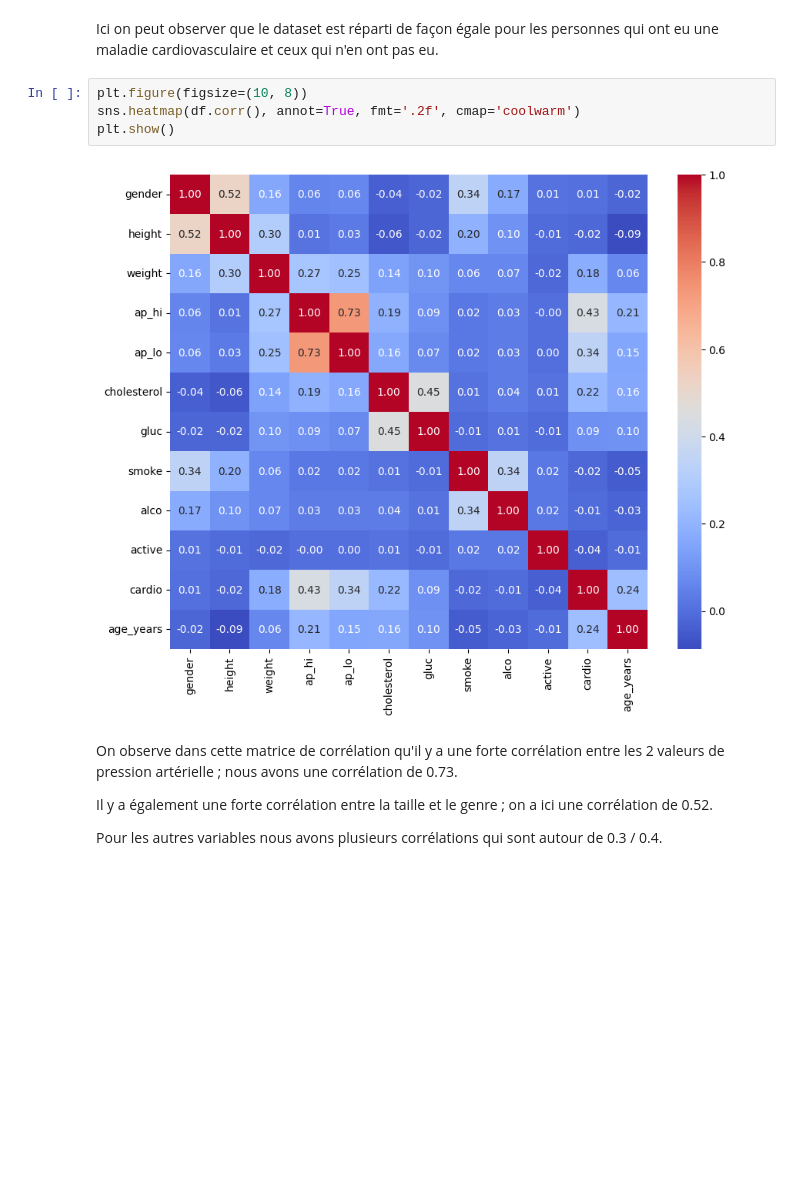
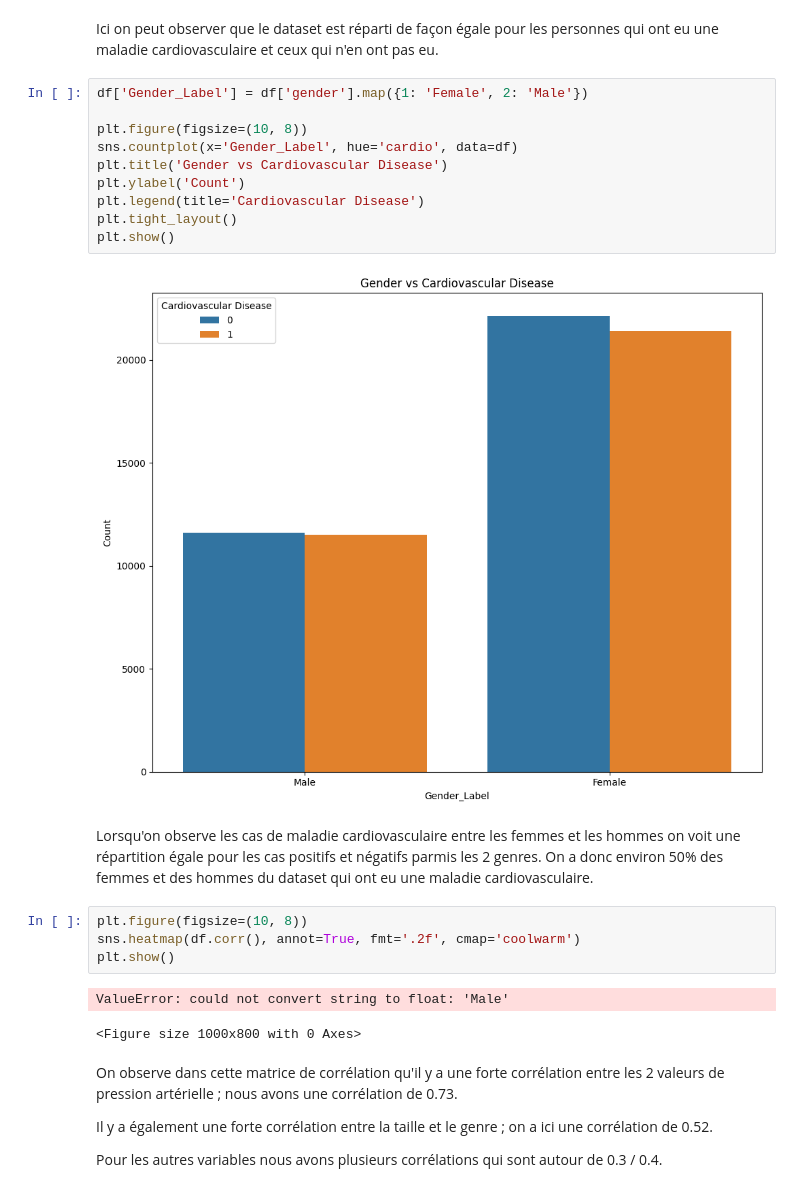
Before and after one commit to abderraouf-metidji/cardio-vasc-risks, a Jupyter notebook: analyse_exploratoire.ipynb, the cells around one changed output. Drawn from its saved outputs; the diff is of its cells as text; blank space fills up the shorter version.

```diff
--- a/analyse_exploratoire.ipynb
+++ b/analyse_exploratoire.ipynb
@@ -213,12 +221,27 @@ plt.show()
 [figure]
 # %% [markdown]
 Ici on peut observer que le dataset est réparti de façon égale pour les personnes qui ont eu une maladie cardiovasculaire et ceux qui n'en ont pas eu.
+# %%
+df['Gender_Label'] = df['gender'].map({1: 'Female', 2: 'Male'})
+
+plt.figure(figsize=(10, 8))
+sns.countplot(x='Gender_Label', hue='cardio', data=df)
+plt.title('Gender vs Cardiovascular Disease')
+plt.ylabel('Count')
+plt.legend(title='Cardiovascular Disease')
+plt.tight_layout()
+plt.show()
+# %% [output]
+[figure, added]
+# %% [markdown]
+Lorsqu'on observe les cas de maladie cardiovasculaire entre les femmes et les hommes on voit une répartition égale pour les cas positifs et négatifs parmis les 2 genres. On a donc environ 50% des femmes et des hommes du dataset qui ont eu une maladie cardiovasculaire.
 # %%
 plt.figure(figsize=(10, 8))
 sns.heatmap(df.corr(), annot=True, fmt='.2f', cmap='coolwarm')
 plt.show()
 # %% [output]
-[figure, removed]
+ValueError: could not convert string to float: 'Male'
+<Figure size 1000x800 with 0 Axes>
 # %% [markdown]
 On observe dans cette matrice de corrélation qu'il y a une forte corrélation entre les 2 valeurs de pression artérielle ; nous avons une corrélation de 0.73.
 
```
Also changed, not shown: parts of 19 cells of this notebook.
